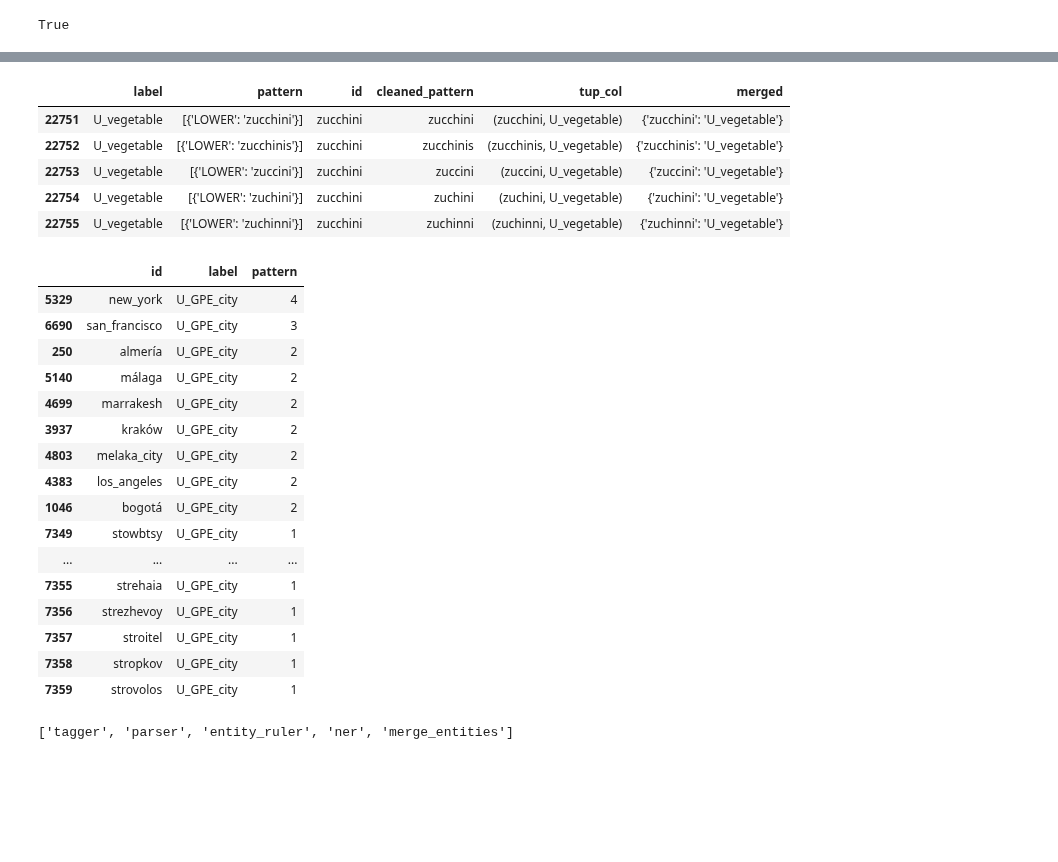
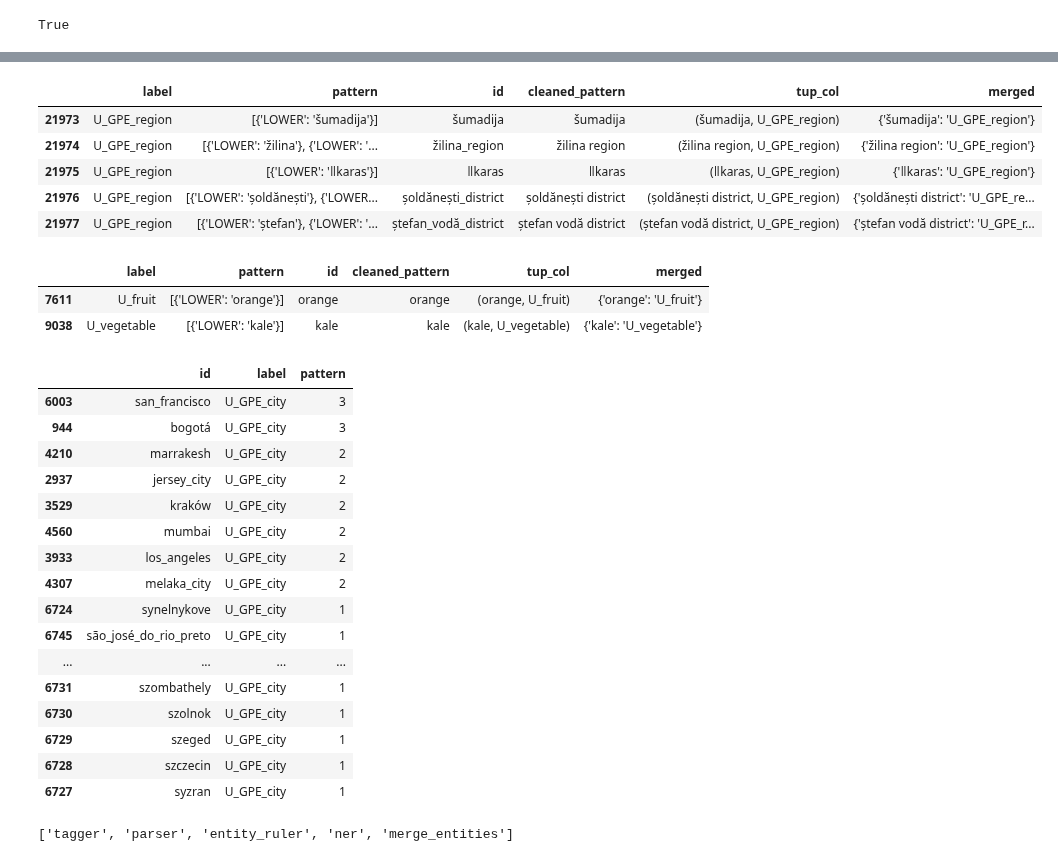
Before and after one commit to ravi-gopalan/DAND_Data_Wrangling, a Jupyter notebook: post_training_processing.ipynb, the cells around one changed output, grey strips where cells are left out. Saved outputs shown, nothing was run; the diff lists cells and outputs as text; code cells hidden in the pictures; blank space fills up the shorter version.

```diff
--- a/post_training_processing.ipynb
+++ b/post_training_processing.ipynb
@@ -180,38 +217,44 @@ def clean_like_objects(text):
 # %%
-df_pattern = pd.read_json('patterns_2020_01_31.jsonl',lines=True)
+df_pattern = pd.read_json('patterns_2020_02_01.jsonl',lines=True)
 df_pattern['cleaned_pattern'] = df_pattern.pattern.apply(lambda x: cleanse_text(x))
 df_pattern['label'] = 'U_' + df_pattern.label.astype(str)
 df_pattern['tup_col'] = list(zip(df_pattern.cleaned_pattern, df_pattern.label))
 df_pattern['merged'] = df_pattern.apply(lambda row: {row['cleaned_pattern']:row['label']}, axis=1)
 df_pattern.head()
 df_pattern.tail()
 # %% [output]
 |  | label | pattern | id | cleaned_pattern | tup_col | merged |
-| 22751 | U_vegetable | [{'LOWER': 'zucchini'}] | zucchini | zucchini | (zucchini, U_vegetable) | {'zucchini': 'U_vegetable'} |
-| 22752 | U_vegetable | [{'LOWER': 'zucchinis'}] | zucchini | zucchinis | (zucchinis, U_vegetable) | {'zucchinis': 'U_vegetable'} |
-| 22753 | U_vegetable | [{'LOWER': 'zuccini'}] | zucchini | zuccini | (zuccini, U_vegetable) | {'zuccini': 'U_vegetable'} |
-| 22754 | U_vegetable | [{'LOWER': 'zuchini'}] | zucchini | zuchini | (zuchini, U_vegetable) | {'zuchini': 'U_vegetable'} |
-| 22755 | U_vegetable | [{'LOWER': 'zuchinni'}] | zucchini | zuchinni | (zuchinni, U_vegetable) | {'zuchinni': 'U_vegetable'} |
+| 21973 | U_GPE_region | [{'LOWER': 'šumadija'}] | šumadija | šumadija | (šumadija, U_GPE_region) | {'šumadija': 'U_GPE_region'} |
+| 21974 | U_GPE_region | [{'LOWER': 'žilina'}, {'LOWER': '... | žilina_region | žilina region | (žilina region, U_GPE_region) | {'žilina region': 'U_GPE_region'} |
+| 21975 | U_GPE_region | [{'LOWER': 'ǁkaras'}] | ǁkaras | ǁkaras | (ǁkaras, U_GPE_region) | {'ǁkaras': 'U_GPE_region'} |
+| 21976 | U_GPE_region | [{'LOWER': 'șoldănești'}, {'LOWER... | șoldănești_district | șoldănești district | (șoldănești district, U_GPE_region) | {'șoldănești district': 'U_GPE_re... |
+| 21977 | U_GPE_region | [{'LOWER': 'ștefan'}, {'LOWER': '... | ștefan_vodă_district | ștefan vodă district | (ștefan vodă district, U_GPE_region) | {'ștefan vodă district': 'U_GPE_r... |
+# %%
+df_pattern.query('id in ["of","side","to","the","by","on","time","bar","hard","kale","buy","buffalo","surprise","como","split", "orange","est"]')
+# %% [output]
+|  | label | pattern | id | cleaned_pattern | tup_col | merged |
+| 7611 | U_fruit | [{'LOWER': 'orange'}] | orange | orange | (orange, U_fruit) | {'orange': 'U_fruit'} |
+| 9038 | U_vegetable | [{'LOWER': 'kale'}] | kale | kale | (kale, U_vegetable) | {'kale': 'U_vegetable'} |
 # %%
 df_pattern.query('label=="U_GPE_city"').groupby(['id','label'],as_index=False)['pattern'].count().sort_values('pattern',ascending=False).head(40)
 # %% [output]
 |  | id | label | pattern |
-| 5329 | new_york | U_GPE_city | 4 |
-| 6690 | san_francisco | U_GPE_city | 3 |
-| 250 | almería | U_GPE_city | 2 |
-| 5140 | málaga | U_GPE_city | 2 |
-| 4699 | marrakesh | U_GPE_city | 2 |
-| 3937 | kraków | U_GPE_city | 2 |
-| 4803 | melaka_city | U_GPE_city | 2 |
-| 4383 | los_angeles | U_GPE_city | 2 |
-| 1046 | bogotá | U_GPE_city | 2 |
-| 7349 | stowbtsy | U_GPE_city | 1 |
+| 6003 | san_francisco | U_GPE_city | 3 |
+| 944 | bogotá | U_GPE_city | 3 |
+| 4210 | marrakesh | U_GPE_city | 2 |
+| 2937 | jersey_city | U_GPE_city | 2 |
+| 3529 | kraków | U_GPE_city | 2 |
+| 4560 | mumbai | U_GPE_city | 2 |
+| 3933 | los_angeles | U_GPE_city | 2 |
+| 4307 | melaka_city | U_GPE_city | 2 |
+| 6724 | synelnykove | U_GPE_city | 1 |
+| 6745 | são_josé_do_rio_preto | U_GPE_city | 1 |
 | ... | ... | ... | ... |
-| 7355 | strehaia | U_GPE_city | 1 |
-| 7356 | strezhevoy | U_GPE_city | 1 |
-| 7357 | stroitel | U_GPE_city | 1 |
-| 7358 | stropkov | U_GPE_city | 1 |
-| 7359 | strovolos | U_GPE_city | 1 |
+| 6731 | szombathely | U_GPE_city | 1 |
+| 6730 | szolnok | U_GPE_city | 1 |
+| 6729 | szeged | U_GPE_city | 1 |
+| 6728 | szczecin | U_GPE_city | 1 |
+| 6727 | syzran | U_GPE_city | 1 |
 # %%
 ent_list = df_pattern.tup_col.to_list()
 # %%
```
Also changed, not shown: parts of 57 cells of this notebook.
